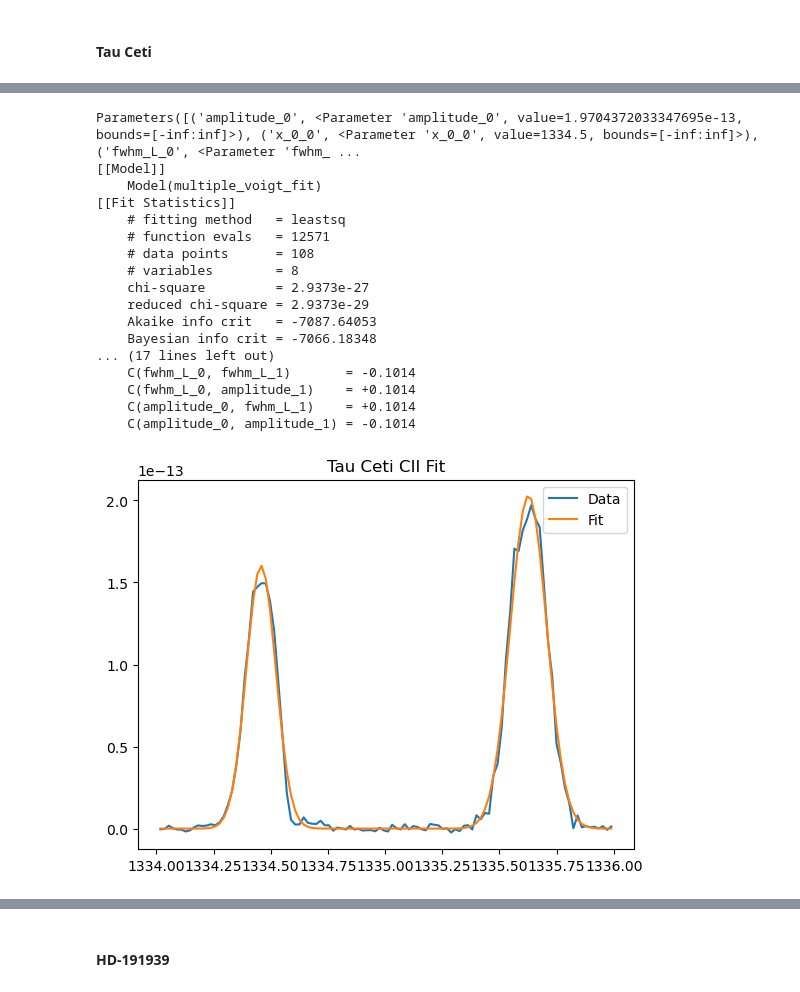
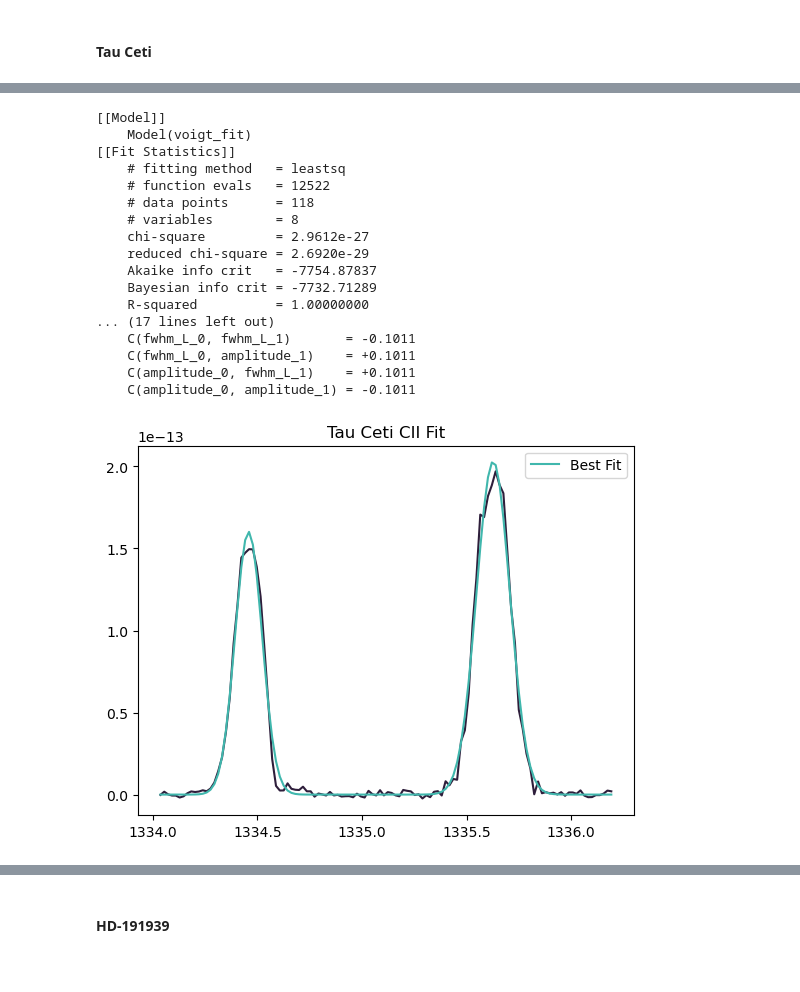
Before and after one commit to bellalongo/Star-Emission-Line-Flux, a Jupyter notebook: HD-191939/hd-191939.ipynb, the cells around one changed output, grey strips where cells are left out. Saved outputs shown, nothing was run; the diff lists cells and outputs as text; code cells hidden in the pictures.

```diff
--- a/HD-191939/hd-191939.ipynb
+++ b/HD-191939/hd-191939.ipynb
@@ -114,56 +168,54 @@ plt.show()
 # %%
+# Initialize voigt fit
 voigt_model = Voigt1D()
-lmfit_model = Model(multiple_voigt_fit)
+lmfit_model = Model(voigt_fit)
 
 # Set initial parameter values
 num_peaks = 2
 params = Parameters()
 init_amp = np.max(tc_flux_data[wavelength_mask])
-init_x0 = wavelength_1
+init_x0 = [wavelength_1, wavelength_2]
 init_fwhm_g = 0.2
 init_fwhm_l = 0.2
-params.add(f'amplitude_{0}', value=init_amp)
-params.add(f'x_0_{0}', value=init_x0)
-params.add(f'fwhm_L_{0}', value=init_fwhm_l)
-params.add(f'fwhm_G_{0}', value=init_fwhm_g)
-params.add(f'amplitude_{1}', value=init_amp)
-params.add(f'x_0_{1}', value=wavelength_2)
-params.add(f'fwhm_L_{1}', value=init_fwhm_l)
-params.add(f'fwhm_G_{1}', value=init_fwhm_g)
 
-print(params)
+# Add parameters for each peak
+for i in range(num_peaks):
+    params.add(f'amplitude_{i}', value=init_amp)
+    params.add(f'x_0_{i}', value=init_x0[i])
+    params.add(f'fwhm_L_{i}', value=init_fwhm_l)
+    params.add(f'fwhm_G_{i}', value=init_fwhm_g)
+params.add('num_peaks', value=num_peaks, vary=False)
 
 # Fit the model to the data
 result = lmfit_model.fit(tc_flux_data[wavelength_mask], params=params, x=tc_wavelength_data[wavelength_mask])
-
-# Print fit report
 print(result.fit_report())
-
-# Plot the results
-plt.plot(tc_wavelength_data[wavelength_mask], tc_flux_data[wavelength_mask], label='Data')
-plt.plot(tc_wavelength_data[wavelength_mask], result.best_fit, label='Fit')
-plt.title('Tau Ceti CII Fit')
-plt.legend()
-plt.show()
 # %% [output]
-Parameters([('amplitude_0', <Parameter 'amplitude_0', value=1.9704372033347695e-13, bounds=[-inf:inf]>), ('x_0_0', <Parameter 'x_0_0', value=1334.5, bounds=[-inf:inf]>), ('fwhm_L_0', <Parameter 'fwhm_ ...
 [[Model]]
-    Model(multiple_voigt_fit)
+    Model(voigt_fit)
 [[Fit Statistics]]
     # fitting method   = leastsq
-    # function evals   = 12571
-    # data points      = 108
+    # function evals   = 12522
+    # data points      = 118
     # variables        = 8
-    chi-square         = 2.9373e-27
-    reduced chi-square = 2.9373e-29
-    Akaike info crit   = -7087.64053
-    Bayesian info crit = -7066.18348
+    chi-square         = 2.9612e-27
+    reduced chi-square = 2.6920e-29
+    Akaike info crit   = -7754.87837
+    Bayesian info crit = -7732.71289
+    R-squared          = 1.00000000
 ... (17 lines left out)
-    C(fwhm_L_0, fwhm_L_1)       = -0.1014
-    C(fwhm_L_0, amplitude_1)    = +0.1014
-    C(amplitude_0, fwhm_L_1)    = +0.1014
-    C(amplitude_0, amplitude_1) = -0.1014
+    C(fwhm_L_0, fwhm_L_1)       = -0.1011
+    C(fwhm_L_0, amplitude_1)    = +0.1011
+    C(amplitude_0, fwhm_L_1)    = +0.1011
+    C(amplitude_0, amplitude_1) = -0.1011
-[figure, removed]
+# %%
+# Plot the results
+plt.plot(tc_wavelength_data[wavelength_mask], tc_flux_data[wavelength_mask], color = tc_palette[0])
+plt.plot(tc_wavelength_data[wavelength_mask], result.best_fit, color = tc_palette[4], label='Best Fit')
+plt.title('Tau Ceti CII Fit')
+plt.legend()
+plt.show()
+# %% [output]
+[figure, added]
 # %%
 # Integrate under the line
 w0,w1 = wavelength_edges(tc_wavelength_data[wavelength_mask])
```
Also changed, not shown: parts of 29 cells of this notebook.
